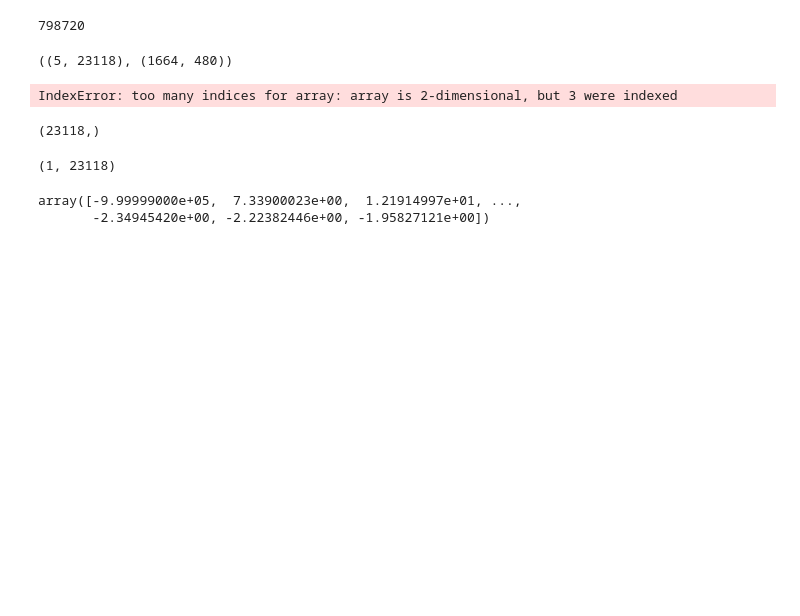
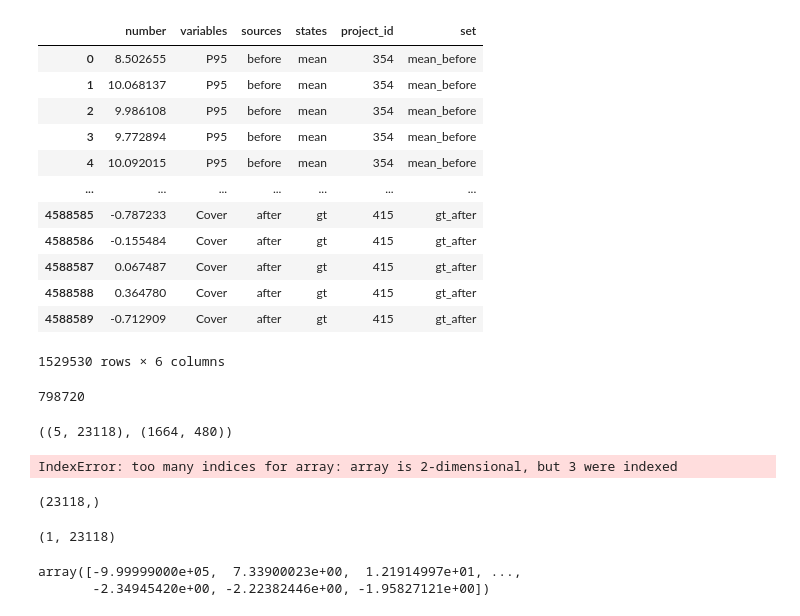
Before and after one commit to eliotwalt/rs-uncertainty, a Jupyter notebook: notebooks/standardization.ipynb, the cells around one changed output. Drawn from its saved outputs; the diff is of its cells as text; code cells hidden in the pictures; blank space fills up the shorter version.

```diff
--- a/notebooks/standardization.ipynb
+++ b/notebooks/standardization.ipynb
@@ -178,3 +283,19 @@ array(['354', '439', '415', '1023'], dtype=object)
+# %%
+tmp
+# %% [output]
+|  | number | variables | sources | states | project_id | set |
+| 0 | 8.502655 | P95 | before | mean | 354 | mean_before |
+| 1 | 10.068137 | P95 | before | mean | 354 | mean_before |
+| 2 | 9.986108 | P95 | before | mean | 354 | mean_before |
+| 3 | 9.772894 | P95 | before | mean | 354 | mean_before |
+| 4 | 10.092015 | P95 | before | mean | 354 | mean_before |
+| ... | ... | ... | ... | ... | ... | ... |
+| 4588585 | -0.787233 | Cover | after | gt | 415 | gt_after |
+| 4588586 | -0.155484 | Cover | after | gt | 415 | gt_after |
+| 4588587 | 0.067487 | Cover | after | gt | 415 | gt_after |
+| 4588588 | 0.364780 | Cover | after | gt | 415 | gt_after |
+| 4588589 | -0.712909 | Cover | after | gt | 415 | gt_after |
+1529530 rows × 6 columns
 # %%
 1664*480
 # %% [output]
```
Also changed, not shown: parts of 15 cells of this notebook, 1 other file.
